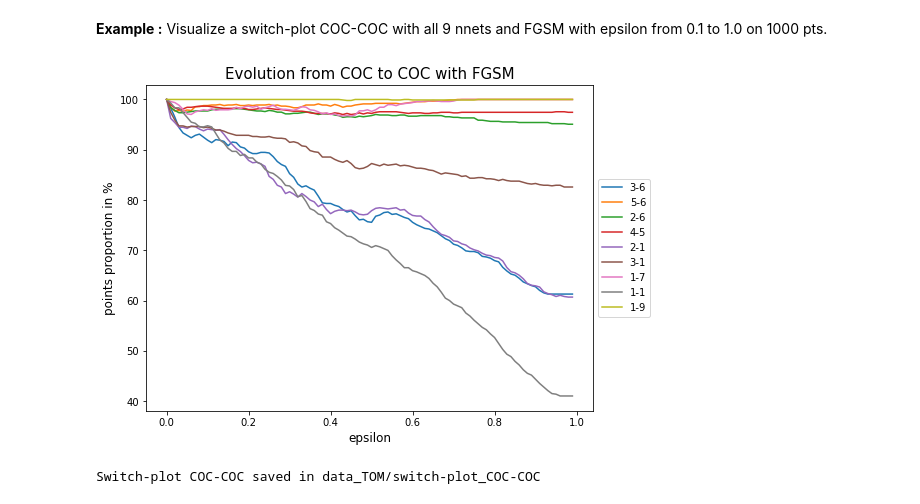
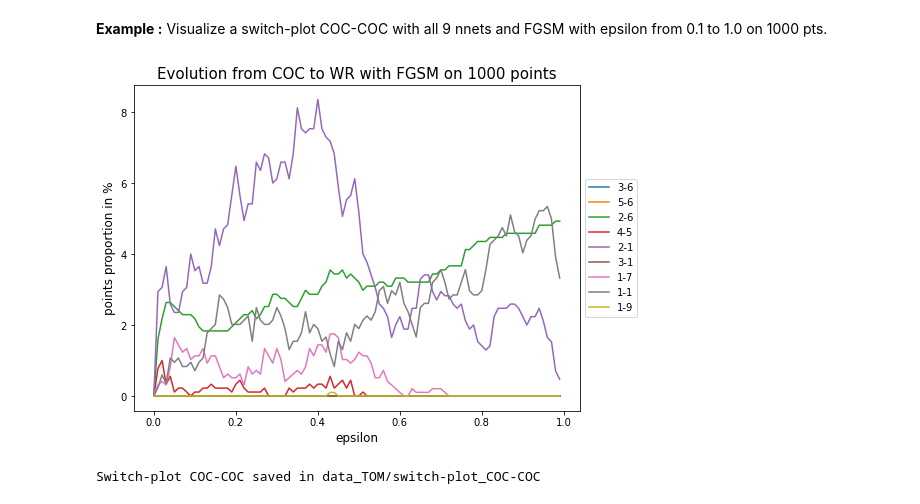
Before and after one commit to thomasghobril/adversarial-attack, a Jupyter notebook: confusion_matrix_analysis_TOM.ipynb, the cells around one changed output. Drawn from its saved outputs; the diff is of its cells as text; code cells hidden in the pictures.

```diff
--- a/confusion_matrix_analysis_TOM.ipynb
+++ b/confusion_matrix_analysis_TOM.ipynb
@@ -129,8 +129,7 @@ def load_attack(method, acas_model, cw_conf=0.0, fgsm_eps=0.1, nf_eta=0.01, df_e
     if method == "fgsm":
         # epsilon [float] : absolute perturbation added to each component of a point to form an adversarial example.
         return(FastGradientMethod(estimator = acas_model,
-                                  eps = fgsm_eps,
-                                  verbose = False))
+                                  eps = fgsm_eps))
 
     elif method == "cw":
         # confidence [float] : higher produce examples that are farther away, but more strongly classified as adversarial.
@@ -512,7 +506,7 @@ def switch_plot(bloc, lab1, lab2, prange, net=(1,1), method="FGSM", pname="epsil
     if len(prange) < ncmat: # need to consider the initial setting without any attack
         prange = [0] + prange
 
-    ACAS_lab1 = ACAS_labels[lab1] ; ACAS_lab2 = ACAS_labels[lab2]
+    ACAS_lab1 = ACAS_labels[lab1] ; ACAS_lab2 = ACAS_labels[lab2] ; npts = int(np.sum(bloc[0,0]))
 
     fig = plt.figure(figsize=(8, 6))
     for num_net in range(nnet):
@@ -532,7 +526,7 @@ def switch_plot(bloc, lab1, lab2, prange, net=(1,1), method="FGSM", pname="epsil
     if nnet == 1:
         plt.title("NNET {0}-{1} - Evolution from {2} to {3} with {4}".format(net[0][0],net[0][1],ACAS_lab1,ACAS_lab2,method), size=15)
     else:
-        plt.title("Evolution from {0} to {1} with {2}".format(ACAS_lab1,ACAS_lab2,method), size=15)
+        plt.title("Evolution from {0} to {1} with {2} on {3} points".format(ACAS_lab1,ACAS_lab2,method,npts), size=15)
         plt.legend(loc='center left', bbox_to_anchor=(1, 0.5))
 
     if show and (savefile == None):
@@ -543,9 +537,9 @@ def switch_plot(bloc, lab1, lab2, prange, net=(1,1), method="FGSM", pname="epsil
 # %% [markdown]
 **Example :** Visualize a switch-plot COC-COC with all 9 nnets and FGSM with epsilon from 0.1 to 1.0 on 1000 pts.
 # %%
-switch_plot(CMAT_BLOC, 0, 0, prange=PRANGE, net=NETS_NUM, ratio=True)
+switch_plot(CMAT_BLOC, 0, 1, prange=PRANGE, net=NETS_NUM, ratio=True)
 # %% [output]
-[figure, old version]
+[figure, new version]
 # %%
 # save a switch-plot
 switch_plot(CMAT_BLOC, 0, 0, prange=PRANGE, net=NETS_NUM, savefile="data_TOM/" + "switch-plot_COC-COC")
```
Also changed, not shown: parts of 4 cells of this notebook, 2 other files.
